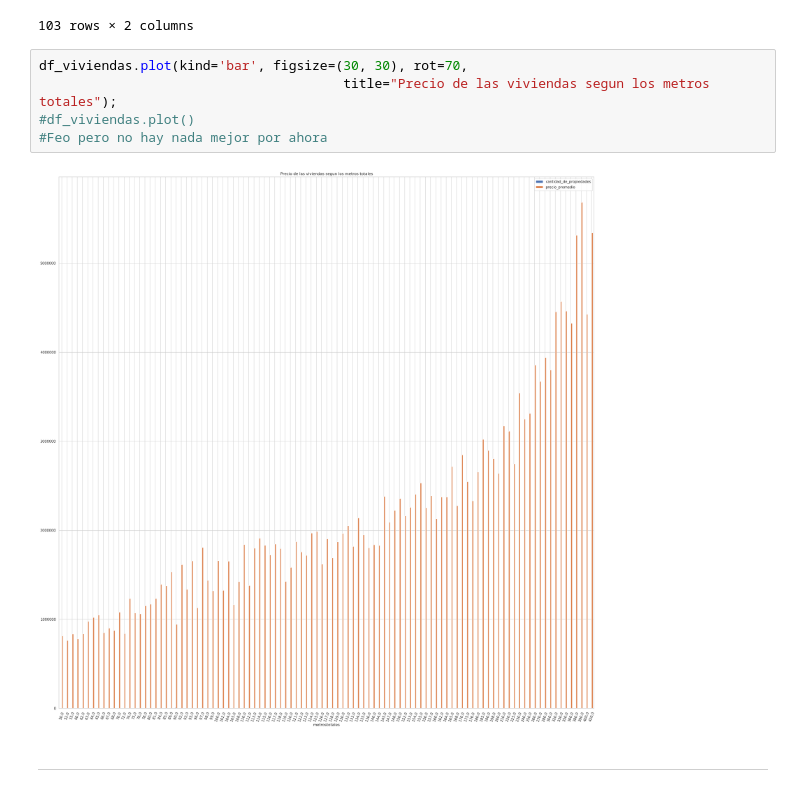
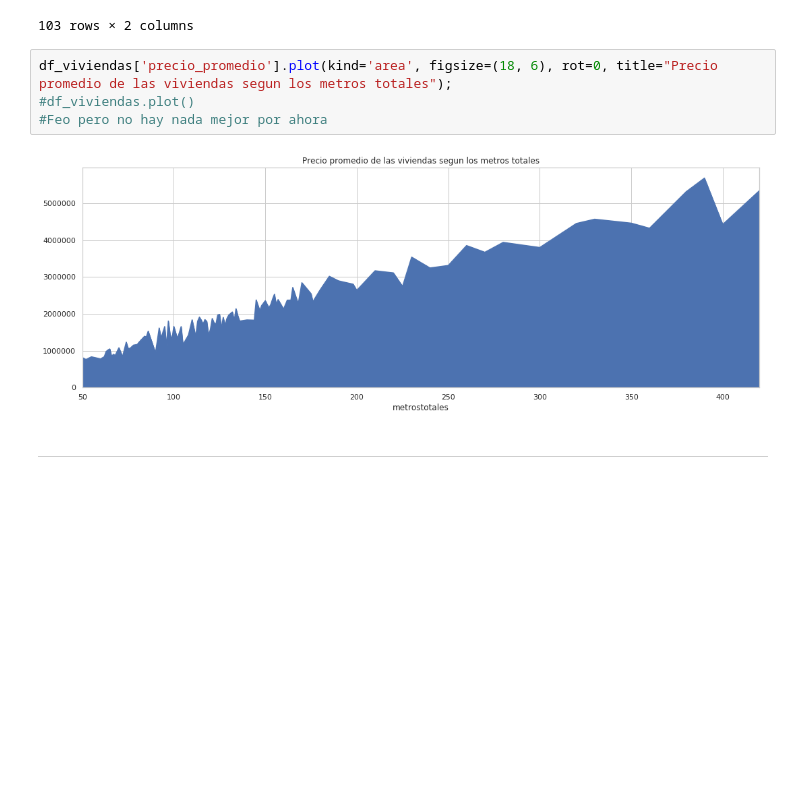
Before and after one commit to tomasSabao/TP1-OrganizacionDeDatos, a Jupyter notebook: TP1.ipynb, the cells around one changed output. Cells and saved outputs as stored; diff of their text form; blank space fills up the shorter version.

```diff
--- a/TP1.ipynb
+++ b/TP1.ipynb
@@ -905,12 +947,11 @@ df_viviendas.sort_values('metrostotales', ascending=False)
 | 50.00 | 842 | 813,433.80 |
 103 rows × 2 columns
 # %%
-df_viviendas.plot(kind='bar', figsize=(30, 30), rot=70,
-                                       title="Precio de las viviendas segun los metros totales");
+df_viviendas['precio_promedio'].plot(kind='area', figsize=(18, 6), rot=0, title="Precio promedio de las viviendas segun los metros totales");
 #df_viviendas.plot()
 #Feo pero no hay nada mejor por ahora
 # %% [output]
-[figure, old version]
+[figure, new version]
 # %% [markdown]
 ---
 # %% [markdown]
```
Also changed, not shown: parts of 52 cells of this notebook.
